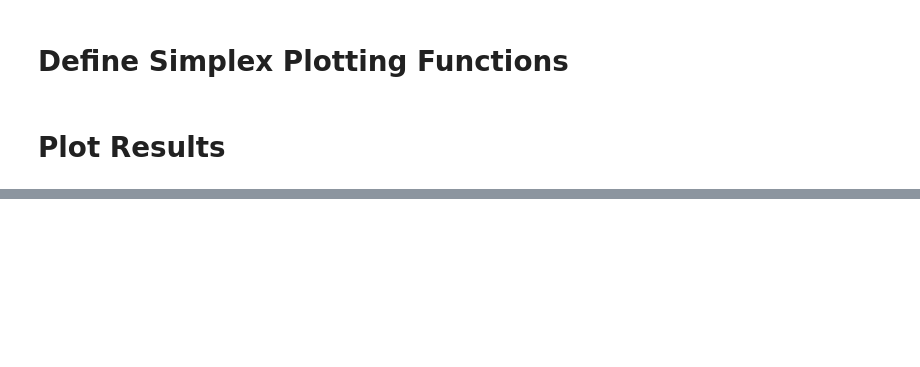
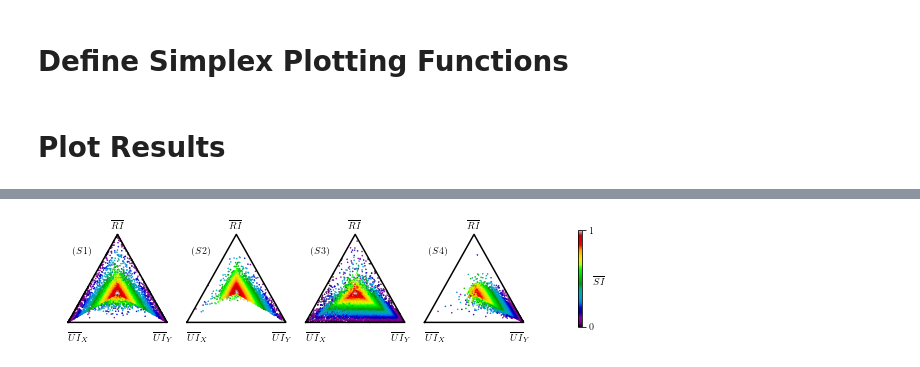
Before and after one commit to praveenv253/gpid, a Jupyter notebook: gen_figure.ipynb, the cells around one changed output, grey strips where cells are left out. Drawn from its saved outputs; the diff is of its cells as text; code cells hidden in the pictures; blank space fills up the shorter version.

```diff
--- a/gen_figure.ipynb
+++ b/gen_figure.ipynb
@@ -200,17 +213,19 @@ plt.savefig('3d_simplex.png',dpi=500)
 # %%
 # store the positions and colors for each condition
 points = []
 colors = []
 for dfs in [S1,S2,S3,S4]:
     points.append(np.vstack((dfs['nuix'].values,dfs['nuiy'].values,dfs['nri'].values)).T)
     colors.append(dfs['nsi'].values)
 
 # titles for panels
 titles = [r'$(S1)$',r'$(S2)$',r'$(S3)$',r'$(S4)$']
 
 # do scatter plot
-fig = plotSimplex(points,colors,titles,corners,s=0.3,cmap=cmap)
+fig = plotSimplex(points,colors,titles,s=0.3,cmap=cmap)
 
+plt.tight_layout()
 # save figure
-plt.tight_layout()
-plt.savefig('2d_simplex.png',dpi=500)
+if savefigs: plt.savefig('2d_simplex.png',dpi=500)
+# %% [output]
+[figure, added]
```
Also changed, not shown: parts of 5 cells of this notebook.
